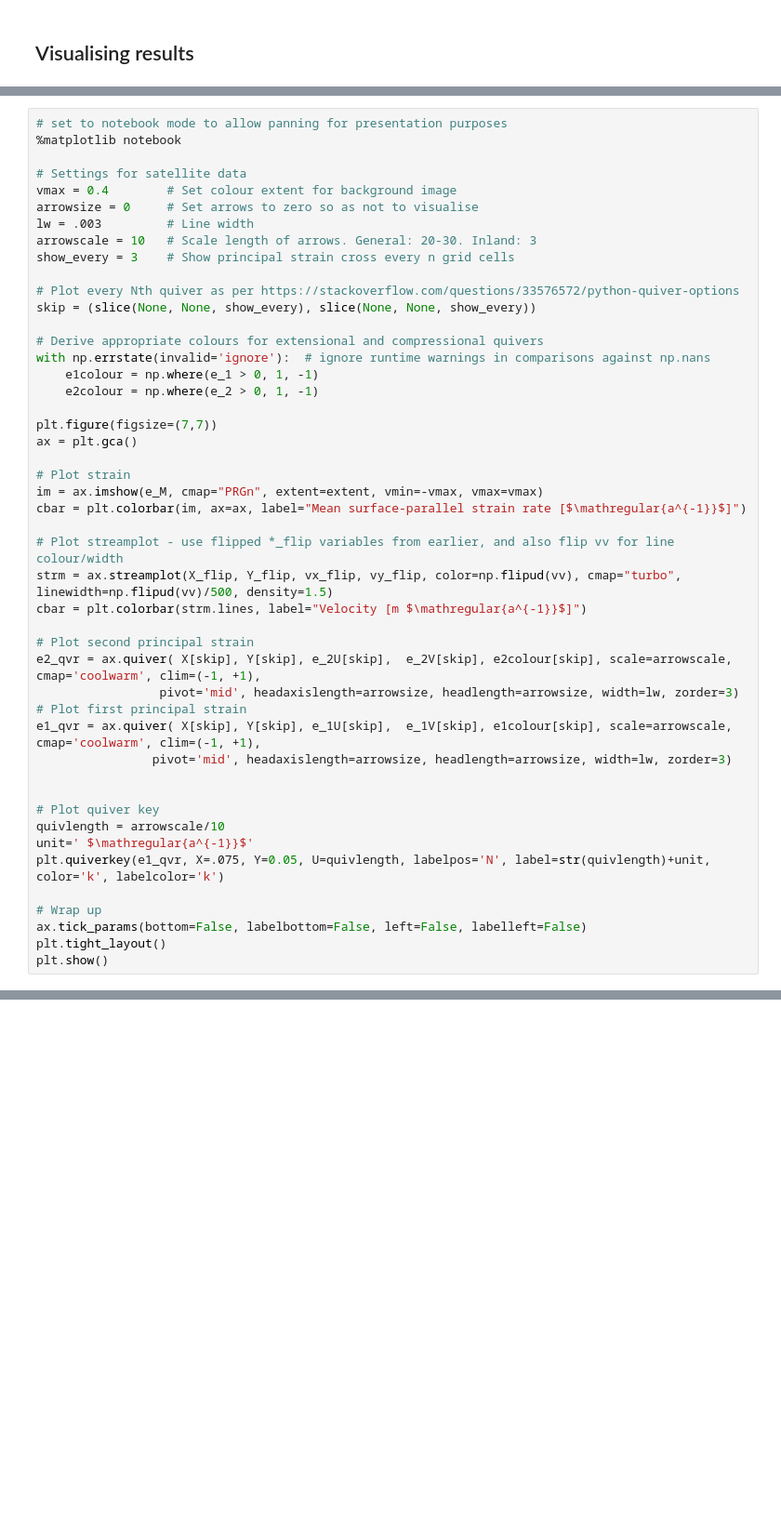
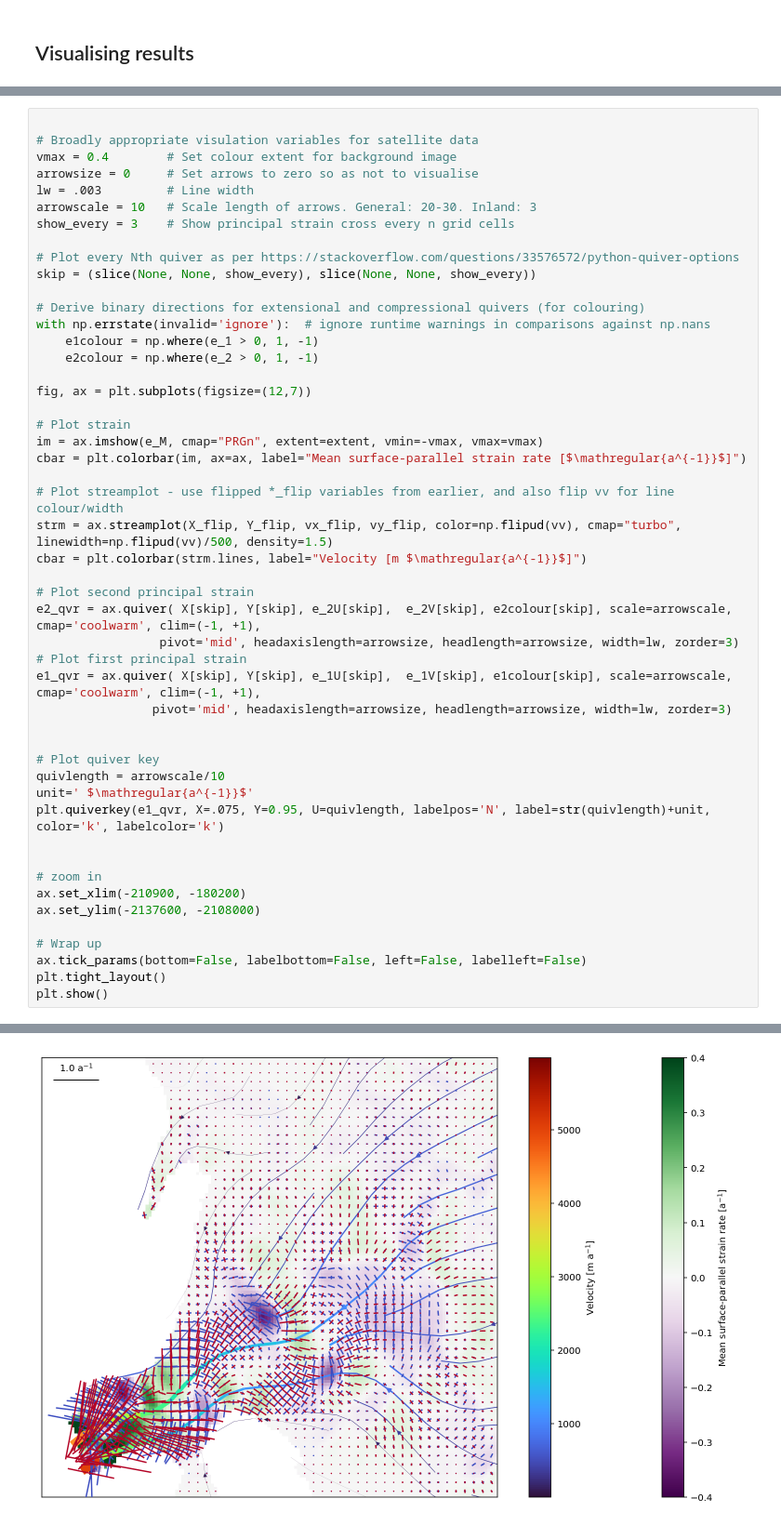
Before and after one commit to trchudley/glacier-strain-tools, a Jupyter notebook: example.ipynb, the cells around one changed output, grey strips where cells are left out. Shown at 93% size. Cells and saved outputs as stored; diff of their text form; blank space fills up the shorter version.

```diff
--- a/example.ipynb
+++ b/example.ipynb
@@ -129,8 +130,6 @@ plt.show()
 # %%
-# set to notebook mode to allow panning for presentation purposes
-%matplotlib notebook
 
-# Settings for satellite data
+# Broadly appropriate visulation variables for satellite data
 vmax = 0.4        # Set colour extent for background image
 arrowsize = 0     # Set arrows to zero so as not to visualise
 lw = .003         # Line width
@@ -140,13 +139,12 @@ show_every = 3    # Show principal strain cross every n grid cells
 # Plot every Nth quiver as per https://stackoverflow.com/questions/33576572/python-quiver-options
 skip = (slice(None, None, show_every), slice(None, None, show_every))
 
-# Derive appropriate colours for extensional and compressional quivers
+# Derive binary directions for extensional and compressional quivers (for colouring)
 with np.errstate(invalid='ignore'):  # ignore runtime warnings in comparisons against np.nans
     e1colour = np.where(e_1 > 0, 1, -1)
     e2colour = np.where(e_2 > 0, 1, -1)
 
-plt.figure(figsize=(7,7))
-ax = plt.gca()
+fig, ax = plt.subplots(figsize=(12,7))
 
 # Plot strain
 im = ax.imshow(e_M, cmap="PRGn", extent=extent, vmin=-vmax, vmax=vmax)
@@ -167,7 +165,12 @@ e1_qvr = ax.quiver( X[skip], Y[skip], e_1U[skip],  e_1V[skip], e1colour[skip], s
 # Plot quiver key
 quivlength = arrowscale/10
 unit=' $\mathregular{a^{-1}}$'
-plt.quiverkey(e1_qvr, X=.075, Y=0.05, U=quivlength, labelpos='N', label=str(quivlength)+unit, color='k', labelcolor='k')
+plt.quiverkey(e1_qvr, X=.075, Y=0.95, U=quivlength, labelpos='N', label=str(quivlength)+unit, color='k', labelcolor='k')
+
+
+# zoom in
+ax.set_xlim(-210900, -180200)
+ax.set_ylim(-2137600, -2108000)
 
 # Wrap up
 ax.tick_params(bottom=False, labelbottom=False, left=False, labelleft=False)
@@ -178,0 +180 @@ plt.show()
+[figure, added]
```
Also changed, not shown: parts of 7 cells of this notebook.
